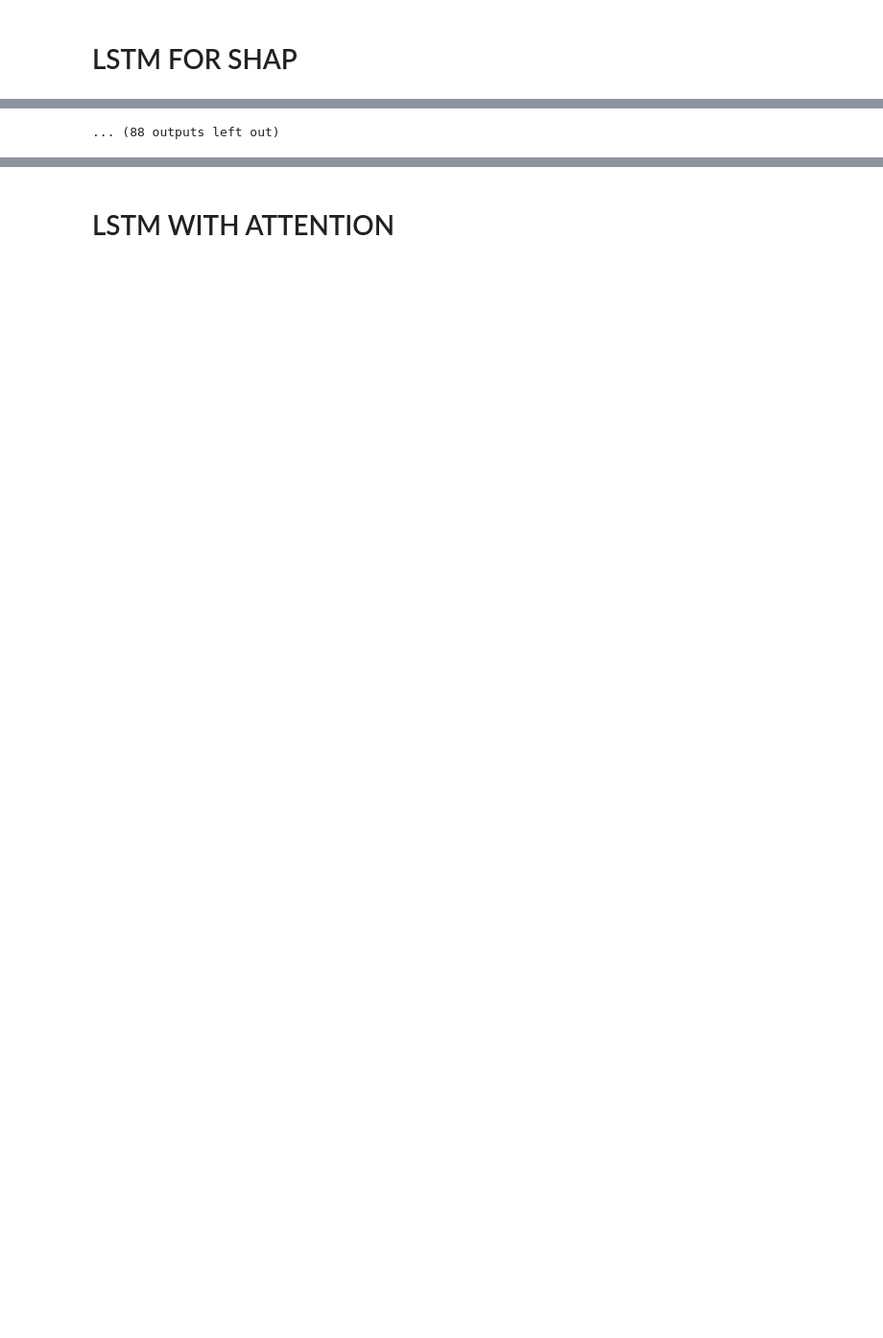
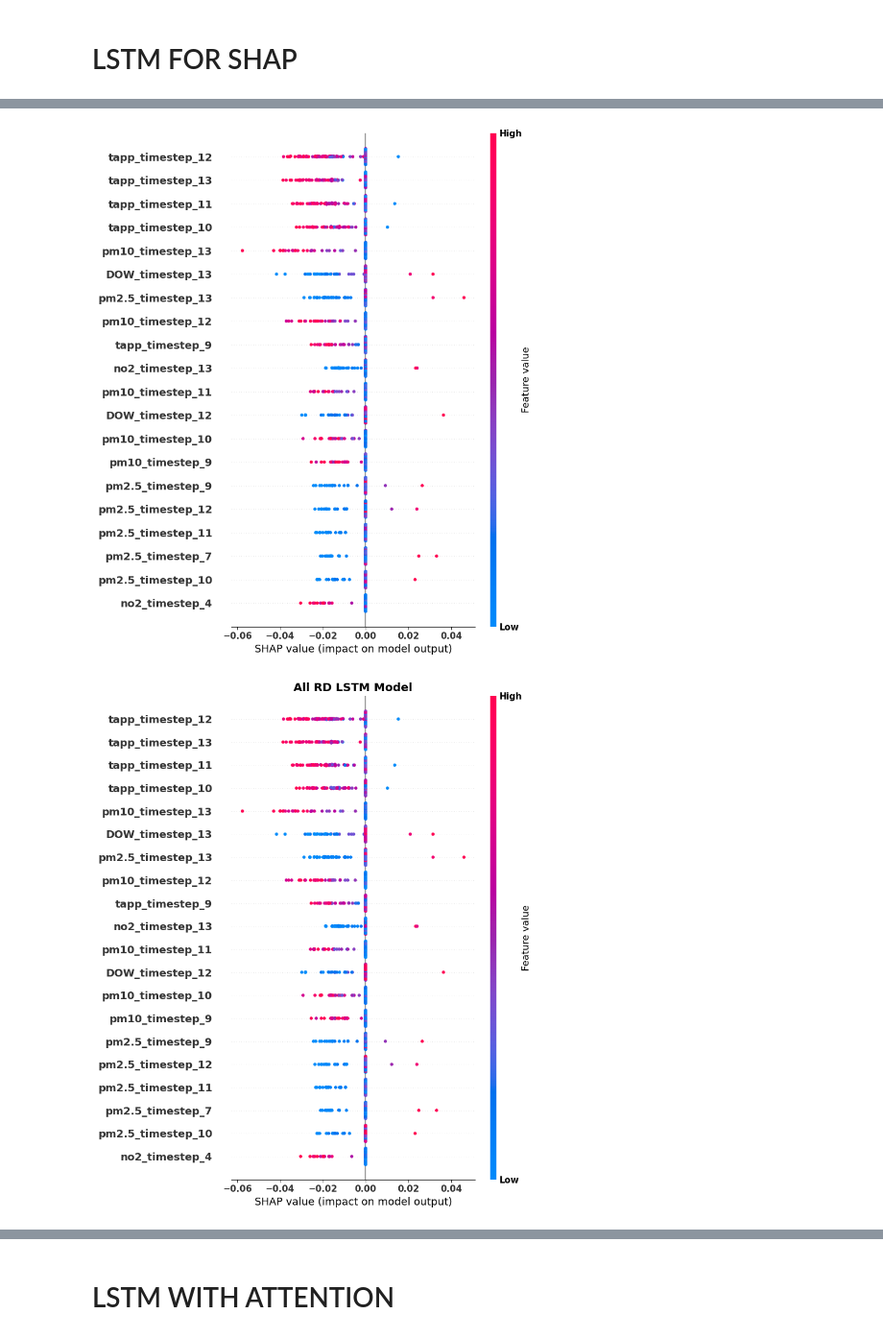
Before and after one commit to Rirhandzu-Novela/Highveld-air-pollution-prediction-health-impacts, a Jupyter notebook: Mortality_Python/Morta-Prediction-LSTM.ipynb, the cells around one changed output, grey strips where cells are left out. Shown at 96% size. Cells and saved outputs as stored; diff of their text form; code cells hidden in the pictures; blank space fills up the shorter version.

```diff
--- a/Mortality_Python/Morta-Prediction-LSTM.ipynb
+++ b/Mortality_Python/Morta-Prediction-LSTM.ipynb
@@ -181,5 +207,11 @@ flattened_feature_names = [f"{feature}_timestep_{i}" for i in range(n_steps) for
 assert len(flattened_feature_names) == X_test_sample_flattened.shape[1], "Feature names length mismatch."
 
 # Plot summary plot of SHAP values
-shap.summary_plot(shap_values, X_test_sample_flattened, feature_names=flattened_feature_names)
+shap.summary_plot(shap_values, X_test_sample_flattened, feature_names=flattened_feature_names, show=False, max_display=20)
+plt.figure(figsize=(12, 8))
+shap.summary_plot(shap_values, X_test_sample_flattened, feature_names=flattened_feature_names, show=False, max_display=20)
+plt.title('All RD LSTM Model', fontweight='bold', size=14)
+plt.tight_layout()
+plt.savefig('RDLSTMshap.png', dpi=300, bbox_inches='tight')
+plt.show()
 # %% [output]
@@ -209 +236,2 @@ shap.summary_plot(shap_values, X_test_sample_flattened, feature_names=flattened_
-... (88 outputs left out)
+[figure, added]
+[figure, added]
```
Also changed, not shown: parts of 25 cells of this notebook, 24 other files.
